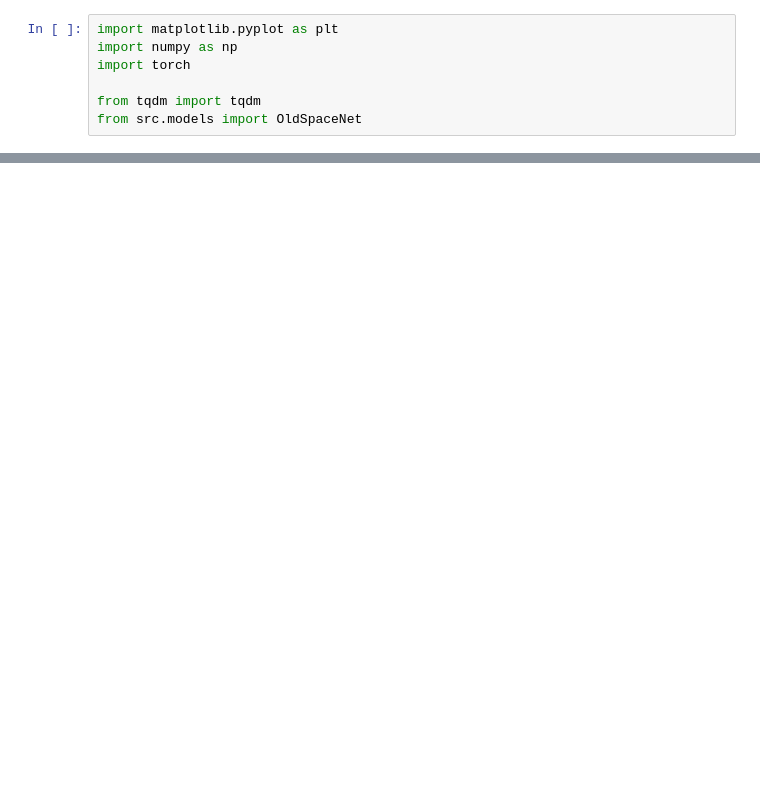
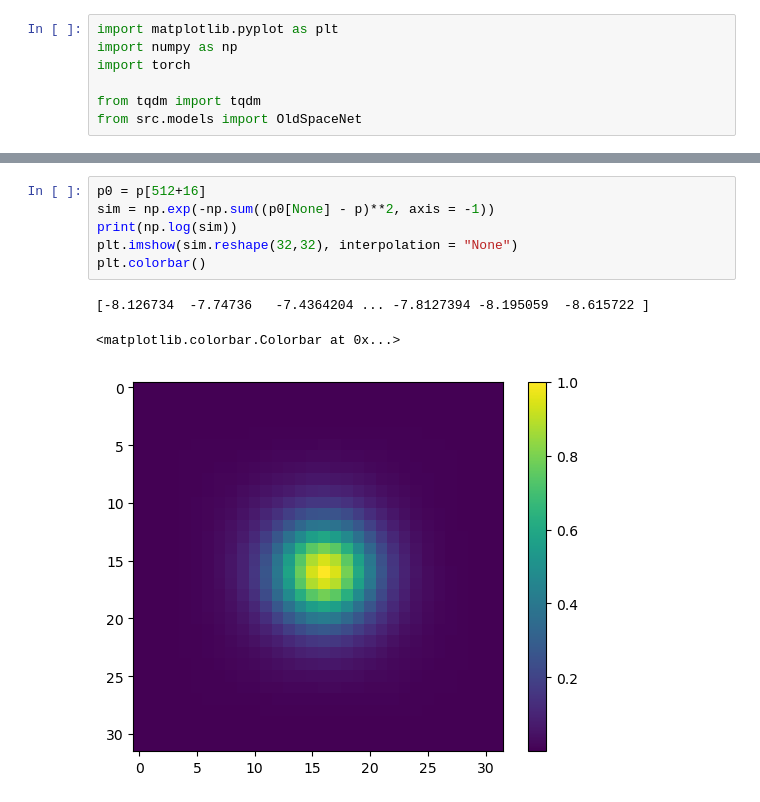
Before and after one commit to bioAI-Oslo/ConjunctiveRepresentations, a Jupyter notebook: train_correlation.ipynb, the cells around one changed output, grey strips where cells are left out. Drawn from its saved outputs; the diff is of its cells as text; blank space fills up the shorter version.

```diff
--- a/train_correlation.ipynb
+++ b/train_correlation.ipynb
@@ -59,0 +63,10 @@ plt.subplots_adjust(wspace=0.05, hspace=0.05)
+# %%
+p0 = p[512+16]
+sim = np.exp(-np.sum((p0[None] - p)**2, axis = -1))
+print(np.log(sim))
+plt.imshow(sim.reshape(32,32), interpolation = "None")
+plt.colorbar()
+# %% [output]
+[-8.126734  -7.74736   -7.4364204 ... -7.8127394 -8.195059  -8.615722 ]
+<matplotlib.colorbar.Colorbar at 0x...>
+[figure, added]
```
Also changed, not shown: parts of 4 cells of this notebook, 9 other files.
